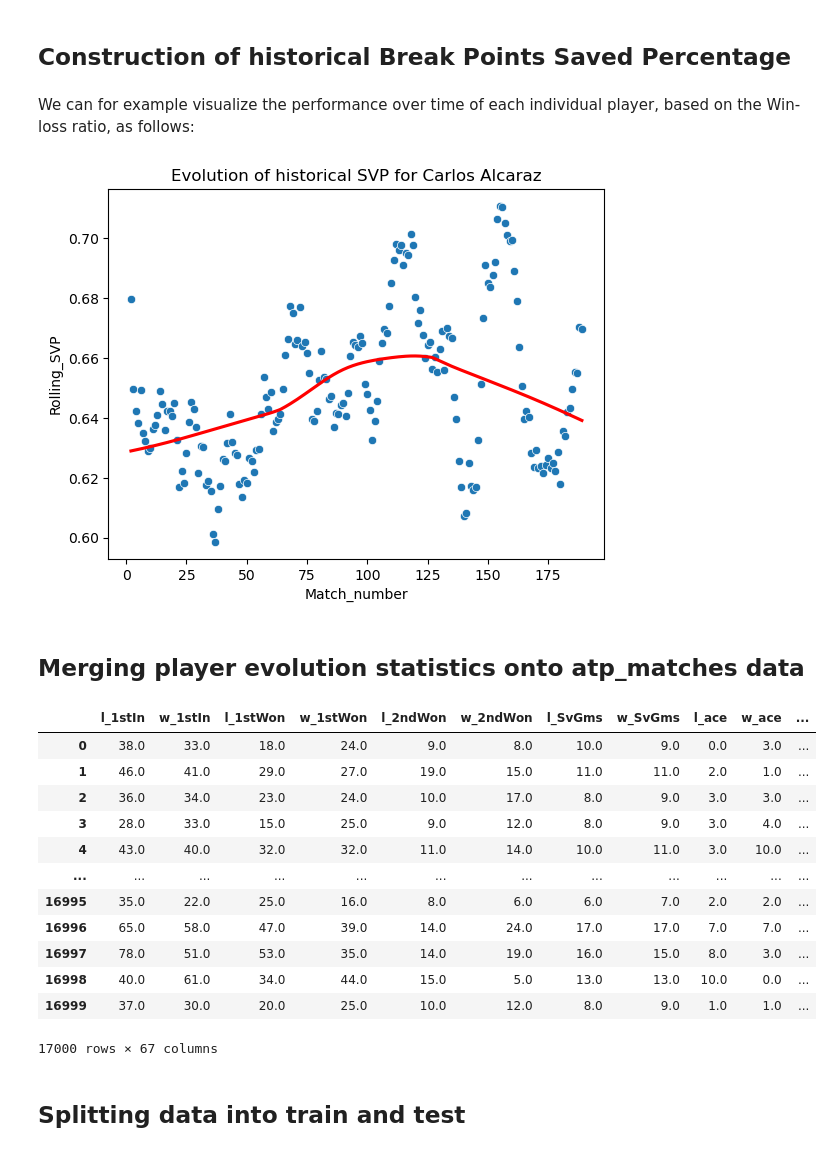
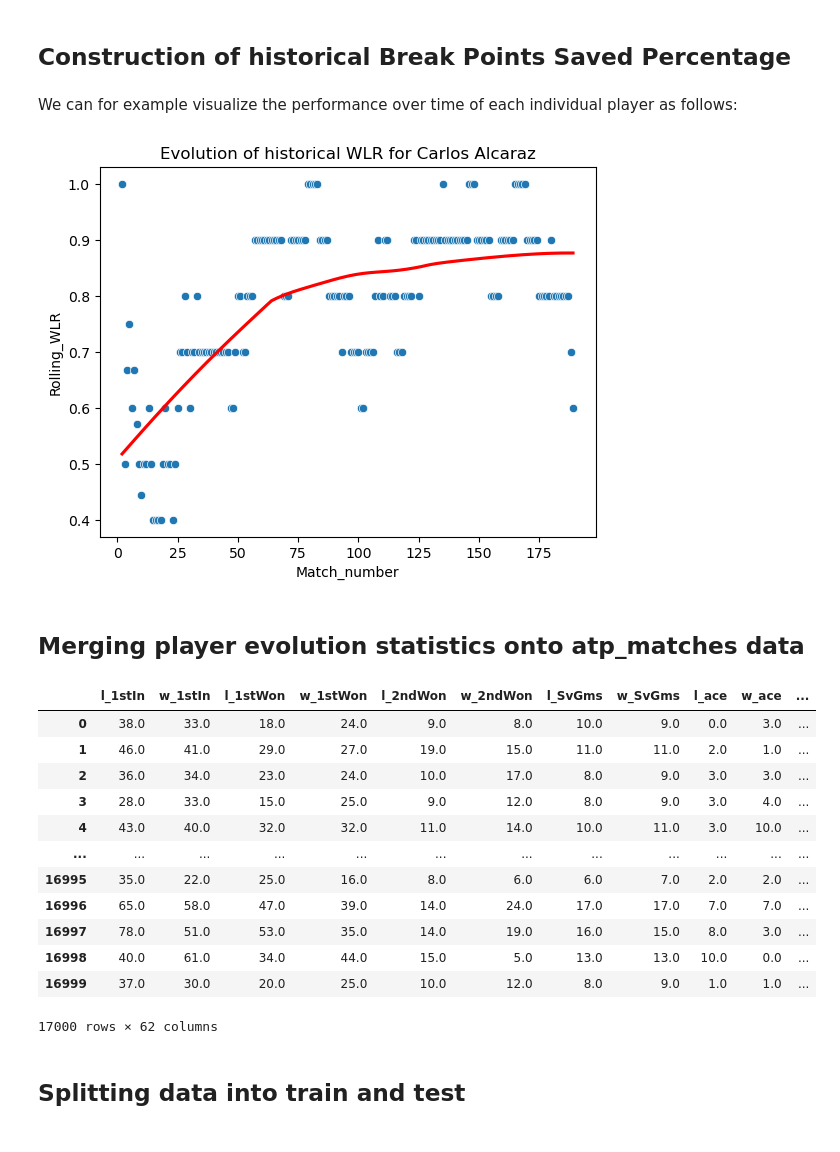
Before and after one commit to Alla977/Predicting-ATP-Tennis-Match-Outcomes, a Jupyter notebook: Data wrangling.ipynb, the cells around one changed output. Saved outputs shown, nothing was run; the diff lists cells and outputs as text; code cells hidden in the pictures.

```diff
--- a/Data wraggling.ipynb
+++ b/Data wrangling.ipynb
@@ -168,11 +168,17 @@ We now define the historical Win-Loss ratio based on the previous 10 matches. Th
 # %%
 all_matches_per_player['shifted_outcome'] = all_matches_per_player.groupby('player')['player_outcome'].shift(1)
 Rolling_wins = all_matches_per_player.groupby('player')['shifted_outcome'].rolling(window=10,min_periods=1).sum().reset_index(level=0, drop=True)
+Rolling_wins_5 = all_matches_per_player.groupby('player')['shifted_outcome'].rolling(window=5,min_periods=1).sum().reset_index(level=0, drop=True)
+
+
 all_matches_per_player['shifted_matches'] = all_matches_per_player['shifted_outcome'].notna()
 Rolling_matches = all_matches_per_player.groupby('player')['shifted_matches'].rolling(window=10,min_periods=1).sum().reset_index(level=0, drop=True)
+Rolling_matches_5 = all_matches_per_player.groupby('player')['shifted_matches'].rolling(window=5,min_periods=1).sum().reset_index(level=0, drop=True)
+
 
 # Calculate rolling win-loss ratio and adding match number
 all_matches_per_player['Rolling_WLR'] = Rolling_wins / Rolling_matches
+all_matches_per_player['Rolling_WLR_5'] = Rolling_wins_5 / Rolling_matches_5
 all_matches_per_player['Match_number'] = all_matches_per_player.groupby('player').cumcount() + 1
 # %% [markdown]
 ## Construction of historical First Serve Percentage
@@ -202,3 +210,11 @@ all_matches_per_player['Rolling_SVP'] = (all_matches_per_player.groupby('player'
+# %%
+
+all_matches_per_player['Rolling_SVP_5'] = (all_matches_per_player.groupby('player')['shifted_svIn'].rolling(window=5,
+                                                                                          min_periods=1).sum().reset_index(
+    level=0, drop=True) /
+                             all_matches_per_player.groupby('player')['shifted_svpt'].rolling(window=5,
+                                                                                          min_periods=1).sum().reset_index(
+                                 level=0, drop=True))
 # %% [markdown]
 ## Construction of historical Break Points Saved Percentage
 # %%
@@ -218,8 +234,15 @@ all_matches_per_player['Rolling_BPS'] = (all_matches_per_player.groupby('player'
                              all_matches_per_player.groupby('player')['shifted_bpFaced'].rolling(window=10,
                                                                                           min_periods=1).sum().reset_index(
                                  level=0, drop=True))
+
+all_matches_per_player['Rolling_BPS_5'] = (all_matches_per_player.groupby('player')['shifted_bpSaved'].rolling(window=5,
+                                                                                          min_periods=1).sum().reset_index(
+    level=0, drop=True) /
+                             all_matches_per_player.groupby('player')['shifted_bpFaced'].rolling(window=5,
+                                                                                          min_periods=1).sum().reset_index(
+                                 level=0, drop=True))
 # %% [markdown]
-We can for example visualize the performance over time of each individual player, based on the Win-loss ratio, as follows:
+We can for example visualize the performance over time of each individual player as follows:
 # %%
 import pandas as pd
 import seaborn as sns
@@ -248,7 +271,7 @@ def evolution(x,y,data, player, t=False):
         return pd.DataFrame(df).head(50)
 # %%
 all_matches_per_player.rename(columns={'player': 'Main_player_name'}, inplace=True)
-evolution(data = all_matches_per_player, player = 'Carlos Alcaraz',x='Match_number',y='Rolling_SVP')
+evolution(data = all_matches_per_player, player = 'Carlos Alcaraz',x='Match_number',y='Rolling_WLR')
 # %% [output]
-[figure, old version]
+[figure, new version]
 # %%
@@ -267,10 +290,18 @@ test2 = pd.merge(test,ev_stat,how="left",on = ["match_num","Other_player_name","
 
 
 test2["Rolling_WLR_diff"]=test2["Rolling_WLR_x"]-test2["Rolling_WLR_y"]
+test2["Rolling_WLR_5_diff"]=test2["Rolling_WLR_5_x"]-test2["Rolling_WLR_5_y"]
+
 test2["Rolling_SVP_diff"]=test2["Rolling_SVP_x"]-test2["Rolling_SVP_y"]
+test2["Rolling_SVP_5_diff"]=test2["Rolling_SVP_5_x"]-test2["Rolling_SVP_5_y"]
+
 test2["Rolling_BPS_diff"]=test2["Rolling_BPS_x"]-test2["Rolling_BPS_y"]
+test2["Rolling_BPS_5_diff"]=test2["Rolling_BPS_5_x"]-test2["Rolling_BPS_5_y"]
+
 test2.sort_values(by=['Main_player_name', 'tourney_date','round']
                                                            , ascending=[True, True,True])
+test2.drop(columns = ['Match_number_x','Rolling_WLR_x','Rolling_WLR_5_x','Rolling_SVP_x','Rolling_SVP_5_x','Rolling_BPS_x','Rolling_BPS_5_x','Match_number_y','Rolling_WLR_y','Rolling_WLR_5_y','Rolling_SVP_y','Rolling_SVP_5_y','Rolling_BPS_y','Rolling_BPS_5_y'],inplace=True)
+test2
 # %% [output]
 |  | l_1stIn | w_1stIn | l_1stWon | w_1stWon | l_2ndWon | w_2ndWon | l_SvGms | w_SvGms | l_ace | w_ace | ... |
 | 0 | 38.0 | 33.0 | 18.0 | 24.0 | 9.0 | 8.0 | 10.0 | 9.0 | 0.0 | 3.0 | ... |
@@ -284,7 +315,7 @@ test2.sort_values(by=['Main_player_name', 'tourney_date','round']
 | 16997 | 78.0 | 51.0 | 53.0 | 35.0 | 14.0 | 19.0 | 16.0 | 15.0 | 8.0 | 3.0 | ... |
 | 16998 | 40.0 | 61.0 | 34.0 | 44.0 | 15.0 | 5.0 | 13.0 | 13.0 | 10.0 | 0.0 | ... |
 | 16999 | 37.0 | 30.0 | 20.0 | 25.0 | 10.0 | 12.0 | 8.0 | 9.0 | 1.0 | 1.0 | ... |
-17000 rows × 67 columns
+17000 rows × 62 columns
 # %%
 ## Including main_player_labels to ease use in 'Data for predictions' file
 
```
Also changed, not shown: parts of 4 cells of this notebook, 1 other file.
